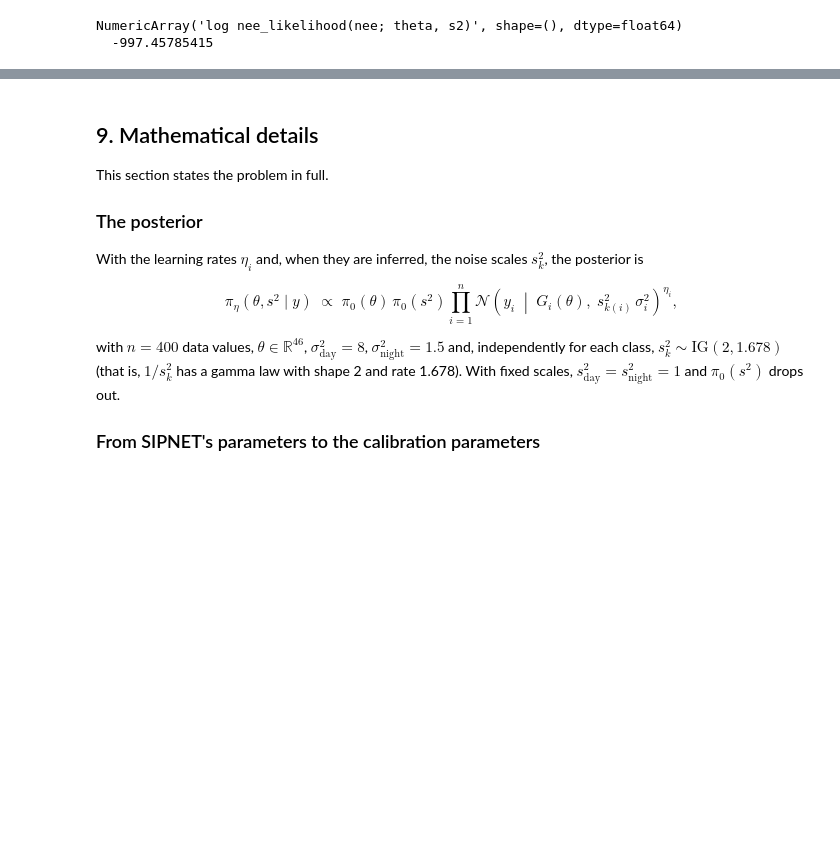
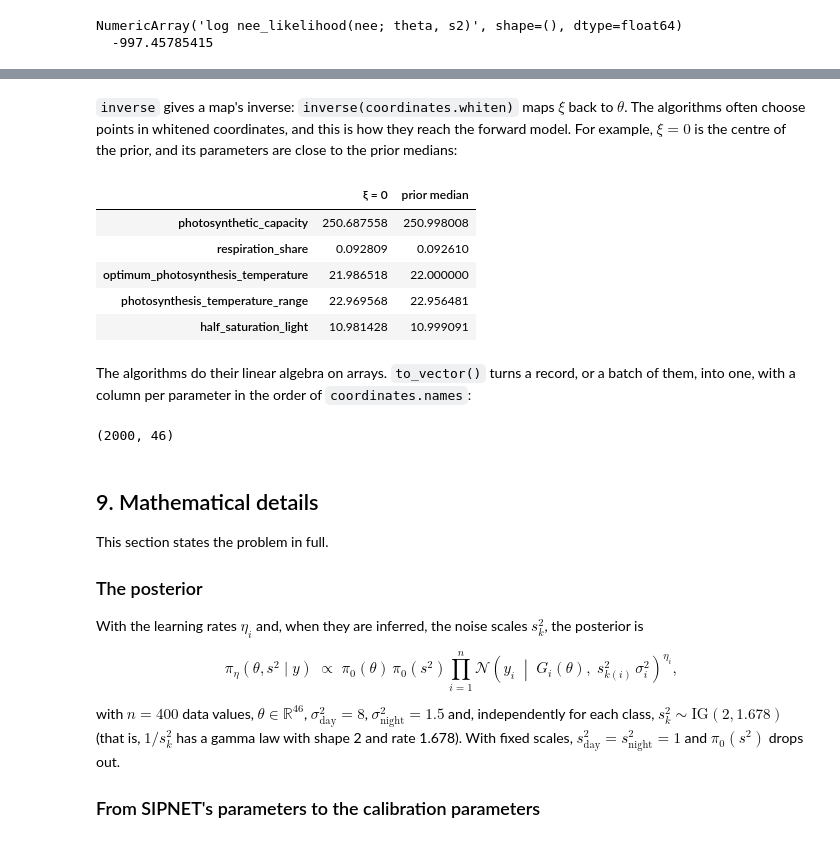
Before and after one commit to arob5/lsm-active-subspace, a Jupyter notebook: notebooks/main_inverse_problem.ipynb, the cells around one changed output, grey strips where cells are left out. Saved outputs shown, nothing was run; the diff lists cells and outputs as text; code cells hidden in the pictures; blank space fills up the shorter version.

```diff
--- a/notebooks/main_inverse_problem.ipynb
+++ b/notebooks/main_inverse_problem.ipynb
@@ -905,3 +938,29 @@ plot_coordinates(systems, names, ["photosynthetic_capacity", "respiration_share"
+# %% [markdown]
+`inverse` gives a map's inverse: `inverse(coordinates.whiten)` maps $\xi$ back to
+$\theta$. The algorithms often choose points in whitened coordinates, and this is how they reach the
+forward model. For example, $\xi = 0$ is the centre of the prior, and its parameters are close to
+the prior medians:
+# %%
+centre = inverse(coordinates.whiten)({name: 0.0 for name in coordinates.names})
+pd.DataFrame(
+    {"ξ = 0": centre.to_vector(), "prior median": prior_medians["theta"].to_vector()},
+    index=coordinates.names,
+).head()
+# %% [output]
+|  | ξ = 0 | prior median |
+| photosynthetic_capacity | 250.687558 | 250.998008 |
+| respiration_share | 0.092809 | 0.092610 |
+| optimum_photosynthesis_temperature | 21.986518 | 22.000000 |
+| photosynthesis_temperature_range | 22.969568 | 22.956481 |
+| half_saturation_light | 10.981428 | 10.999091 |
+# %% [markdown]
+The algorithms do their linear algebra on arrays. `to_vector()` turns a record, or a batch
+of them, into one, with a column per parameter in the order of `coordinates.names`:
+# %%
+xi_array = xi_draws.to_vector()
+xi_array.shape
+# %% [output]
+(2000, 46)
 # %% [markdown]
 ## 9. Mathematical details
 
```
Also changed, not shown: parts of 18 cells of this notebook.
